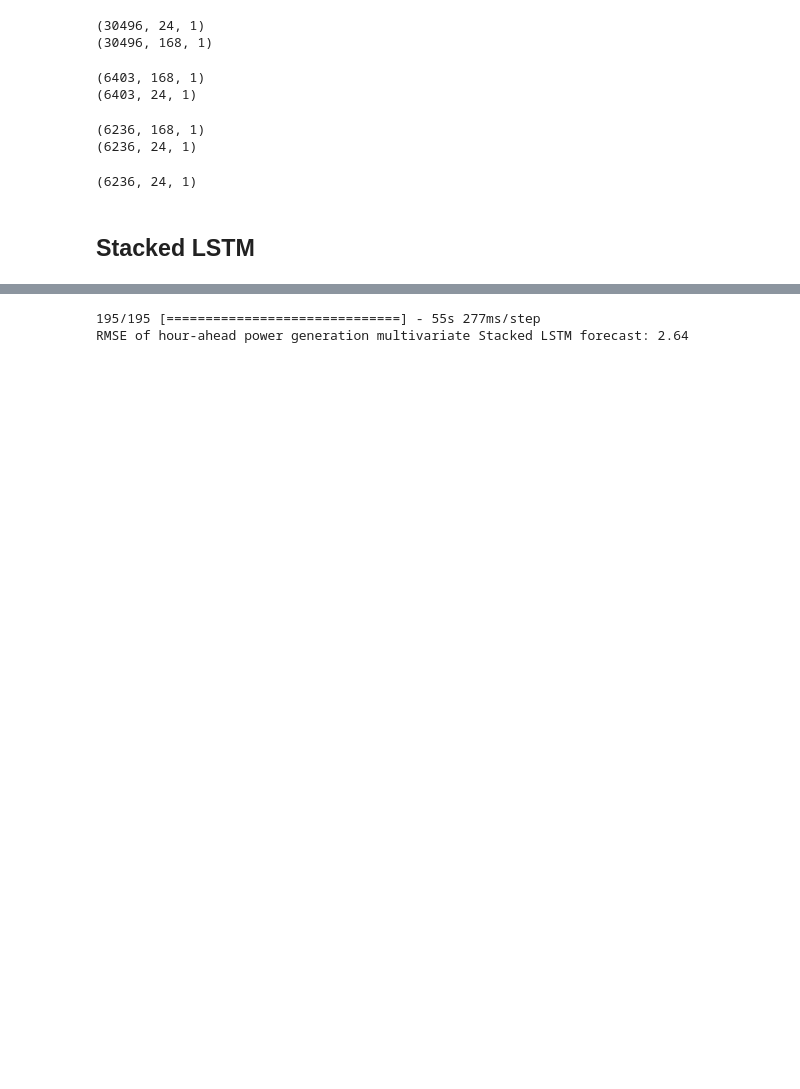
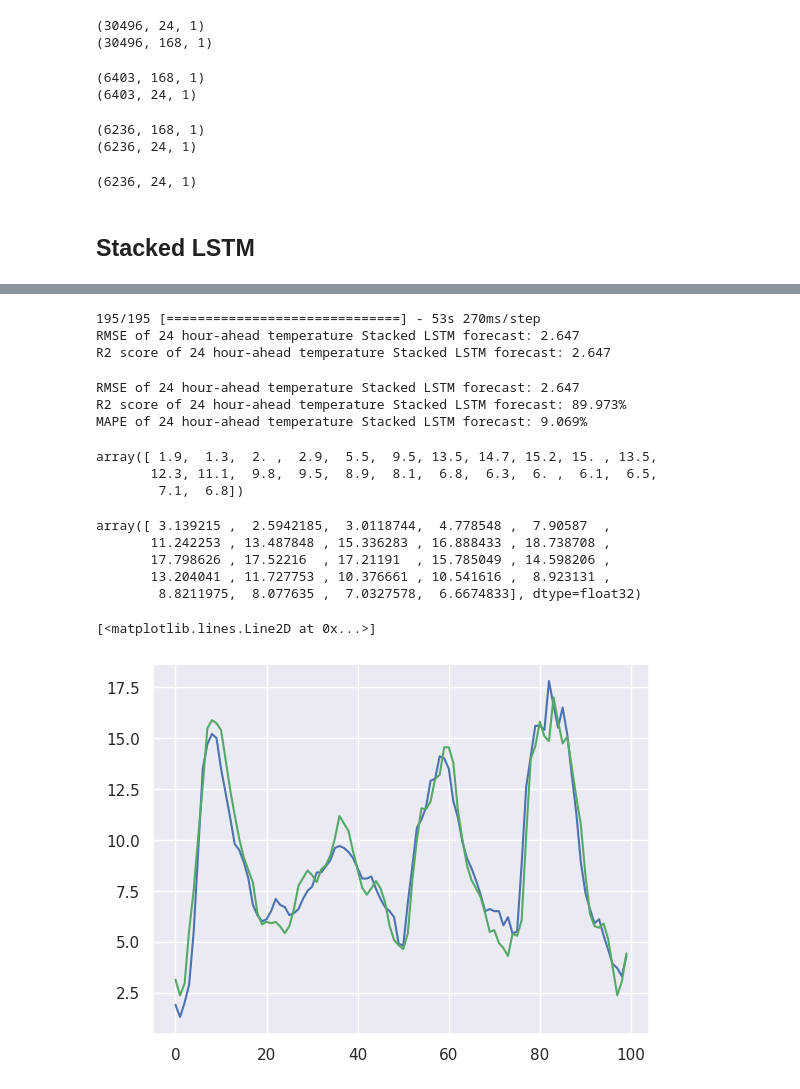
Before and after one commit to hoangtd5/AI_Prediction_v2_hoangtd, a Jupyter notebook: code - Temperature.ipynb, the cells around one changed output, grey strips where cells are left out. Drawn from its saved outputs; the diff is of its cells as text; code cells hidden in the pictures; blank space fills up the shorter version.

```diff
--- a/code - Temperature.ipynb
+++ b/code - Temperature.ipynb
@@ -422,15 +428,48 @@ plot_model_rmse_and_loss(history)
 from math import sqrt
 from sklearn.metrics import mean_squared_error, r2_score
 from sklearn.metrics import mean_absolute_percentage_error
-multivariate_stacked_lstm = tf.keras.models.load_model('multivariate_stacked_lstm.h5')
+multivariate_stacked_lstm = tf.keras.models.load_model('temperature_stacked_lstm.h5')
 
 forecast = multivariate_stacked_lstm.predict(X_test)
 multivariate_stacked_lstm_forecast = scaler_y.inverse_transform(forecast)
-
-rmse_mult_stacked_lstm = sqrt(mean_squared_error(y_test_inv,
-                                                 multivariate_stacked_lstm_forecast))
-print('RMSE of hour-ahead power generation multivariate Stacked LSTM forecast: {}'
-      .format(round(rmse_mult_stacked_lstm, 3)))
 # %% [output]
-195/195 [==============================] - 55s 277ms/step
-RMSE of hour-ahead power generation multivariate Stacked LSTM forecast: 2.64
+195/195 [==============================] - 53s 270ms/step
+RMSE of 24 hour-ahead temperature Stacked LSTM forecast: 2.647
+R2 score of 24 hour-ahead temperature Stacked LSTM forecast: 2.647
+# %%
+rmse_mult_stacked_lstm = sqrt(mean_squared_error(y_test_inv,
+                                                 multivariate_stacked_lstm_forecast))
+print('RMSE of 24 hour-ahead temperature Stacked LSTM forecast: {}'
+      .format(round(rmse_mult_stacked_lstm, 3)))
+
+r2_mult_stacked_lstm = r2_score(y_test_inv,multivariate_stacked_lstm_forecast)
+print('R2 score of 24 hour-ahead temperature Stacked LSTM forecast: {}%'
+      .format(round(r2_mult_stacked_lstm*100, 3)))
+
+mape_mult_stacked_lstm = scaler_y.inverse_transform(mean_absolute_percentage_error(y_test,forecast).reshape(-1,1))
+print('MAPE of 24 hour-ahead temperature Stacked LSTM forecast: {}%'
+      .format(round(abs(mape_mult_stacked_lstm[0][0]), 3)))
+# %% [output]
+RMSE of 24 hour-ahead temperature Stacked LSTM forecast: 2.647
+R2 score of 24 hour-ahead temperature Stacked LSTM forecast: 89.973%
+MAPE of 24 hour-ahead temperature Stacked LSTM forecast: 9.069%
+# %%
+y_test_inv[0]
+# %% [output]
+array([ 1.9,  1.3,  2. ,  2.9,  5.5,  9.5, 13.5, 14.7, 15.2, 15. , 13.5,
+       12.3, 11.1,  9.8,  9.5,  8.9,  8.1,  6.8,  6.3,  6. ,  6.1,  6.5,
+        7.1,  6.8])
+# %%
+multivariate_stacked_lstm_forecast[0]
+# %% [output]
+array([ 3.139215 ,  2.5942185,  3.0118744,  4.778548 ,  7.90587  ,
+       11.242253 , 13.487848 , 15.336283 , 16.888433 , 18.738708 ,
+       17.798626 , 17.52216  , 17.21191  , 15.785049 , 14.598206 ,
+       13.204041 , 11.727753 , 10.376661 , 10.541616 ,  8.923131 ,
+        8.8211975,  8.077635 ,  7.0327578,  6.6674833], dtype=float32)
+# %%
+plt.plot(y_test_inv[:100,0],'b-')
+plt.plot(multivariate_stacked_lstm_forecast[:100,0],'g-')
+# %% [output]
+[<matplotlib.lines.Line2D at 0x...>]
+[figure, added]
```
Also changed, not shown: parts of 5 cells of this notebook.
